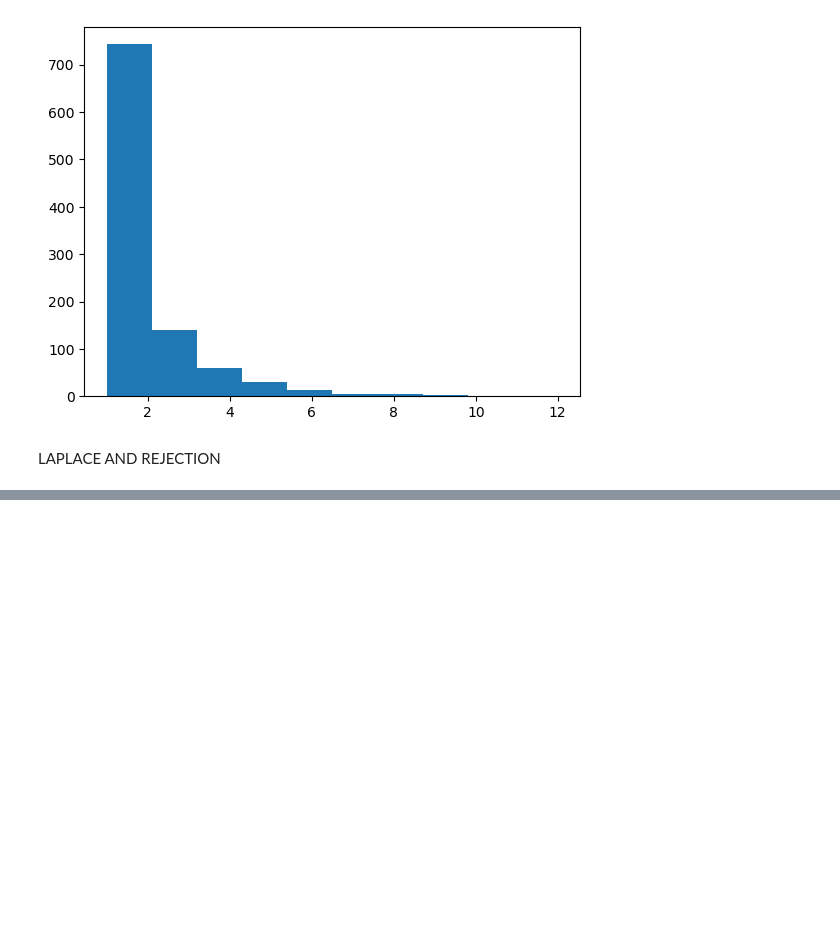
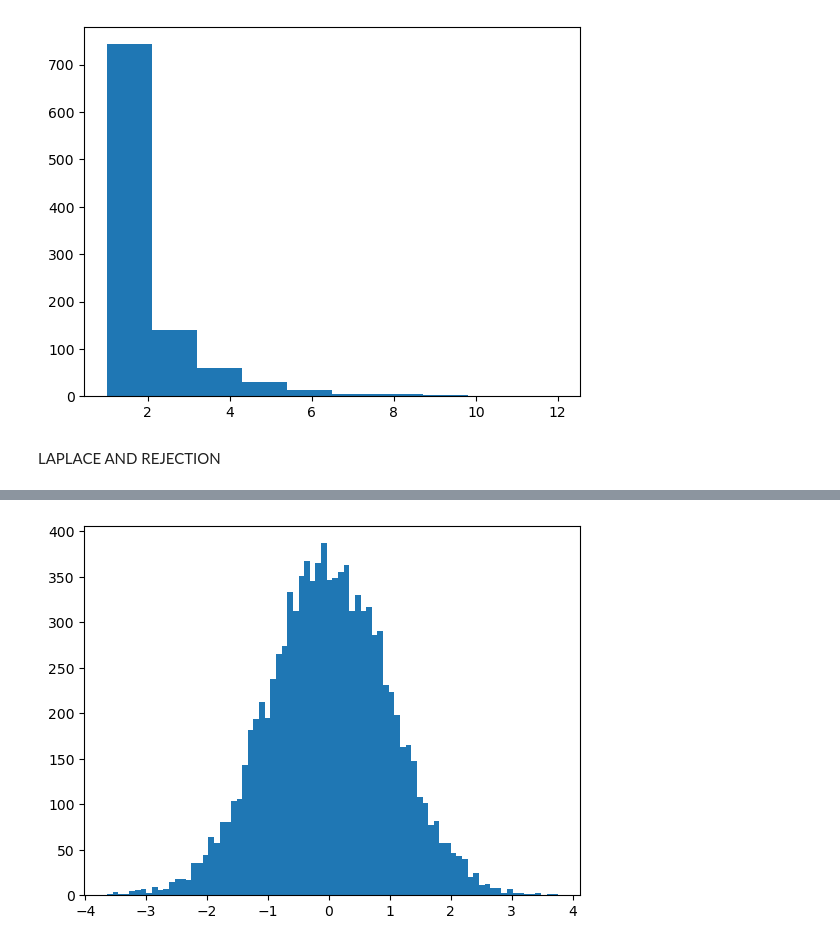
Before and after one commit to mchabrol/Monte-carlo, a Jupyter notebook: TD.ipynb, the cells around one changed output, grey strips where cells are left out. Drawn from its saved outputs; the diff is of its cells as text; code cells hidden in the pictures; blank space fills up the shorter version.

```diff
--- a/TD.ipynb
+++ b/TD.ipynb
@@ -144,15 +158,28 @@ def laplaceinv():
 # %%
 #correction rejection
+import numpy as np
+
 def p(x):
-    return(1/2*np.exp(-np.abs(x))
+    return((1/2)*np.exp(-np.abs(x)))
 
 def q(x):
-    return(1/np.sqrt(2*pi)*np.exp(-x**2/2))
+    return((1/np.sqrt(2*np.pi))*np.exp(-x**2/2))
 
-def laplacerej():
-    x = np.random.rand()
-    y =
-    while Z != 1:
-        Z = bernoulli(p)
-        N = N+1
-    return(N)
+def laplacerej(M):
+    u = np.random.rand()
+    x = laplaceinv() #np.random.laplace(0, 1, 1)
+    while u > q(x)/(M*p(x)):
+        u = np.random.rand()
+        x = laplaceinv() #np.random.laplace(0, 1, 1)
+    return(x)
+
+M = np.sqrt(2/np.pi)*np.exp(1/2)
+def testlaplacerej(N):
+    arr = np.zeros(N)
+    for i in range(N):
+        arr[i] = laplacerej(M)
+    plt.hist(arr, bins = 80)
+
+testlaplacerej(10000)
+# %% [output]
+[figure, added]
```
Also changed, not shown: parts of 3 cells of this notebook.
